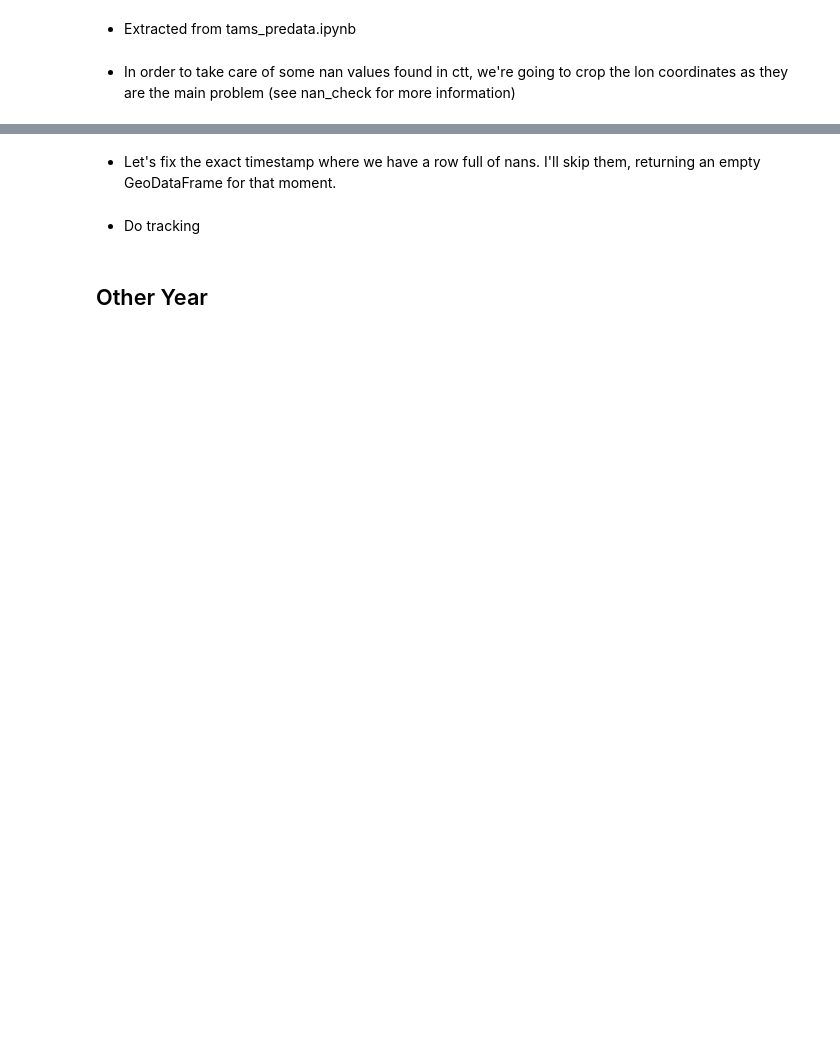
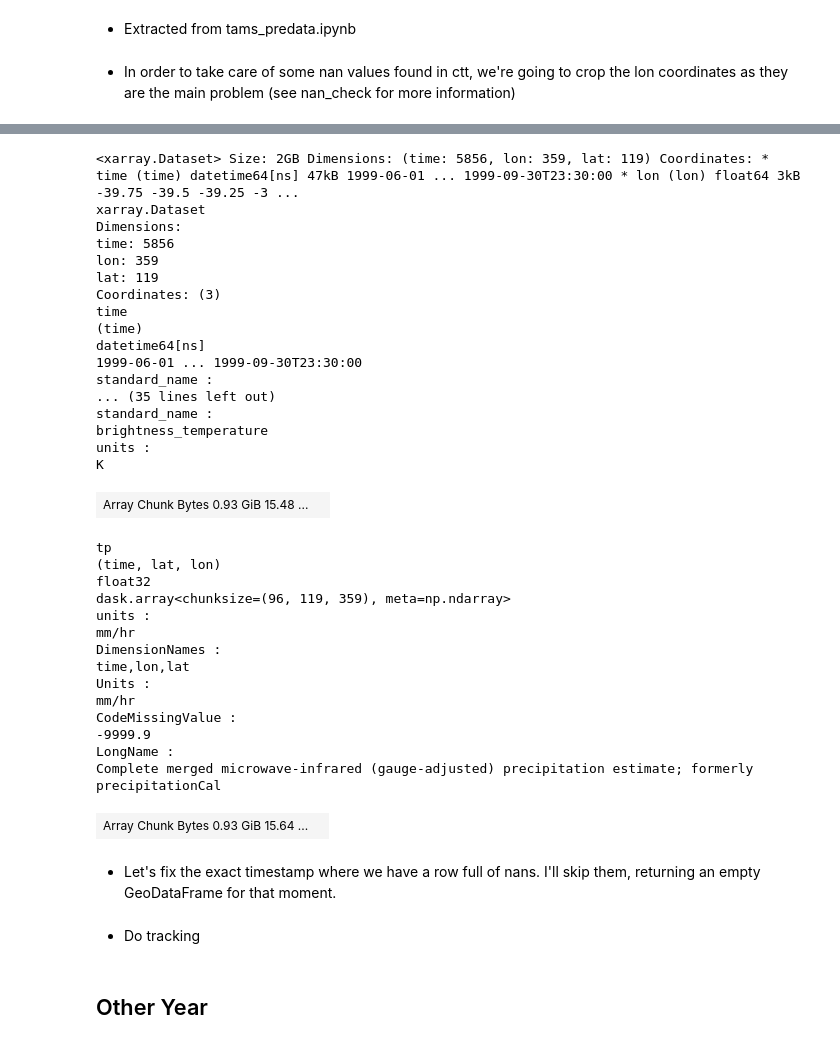
Before and after one commit to alahviera-collab/TAMS_detecting, a Jupyter notebook: tams_data.ipynb, the cells around one changed output, grey strips where cells are left out. Drawn from its saved outputs; the diff is of its cells as text; code cells hidden in the pictures; blank space fills up the shorter version.

```diff
--- a/tams_data.ipynb
+++ b/tams_data.ipynb
@@ -52,3 +41,41 @@ tp  = pr_data["pr"]
+# %%
+tp, tbI = af2.open_pr_tp("./TFM/observations", "precipitation_IMERG_1999_WA_0.25x0.25.nc", "tb_merg_1999_WA_0.25x0.25.nc")
+ds = xr.Dataset({'tb': tbI, 'tp': tp})
+ds
+# %% [output]
+<xarray.Dataset> Size: 2GB Dimensions: (time: 5856, lon: 359, lat: 119) Coordinates: * time (time) datetime64[ns] 47kB 1999-06-01 ... 1999-09-30T23:30:00 * lon (lon) float64 3kB -39.75 -39.5 -39.25 -3 ...
+xarray.Dataset
+Dimensions:
+time: 5856
+lon: 359
+lat: 119
+Coordinates: (3)
+time
+(time)
+datetime64[ns]
+1999-06-01 ... 1999-09-30T23:30:00
+standard_name :
+... (35 lines left out)
+standard_name :
+brightness_temperature
+units :
+K
+| Array Chunk Bytes 0.93 GiB 15.48 ... |  |
+tp
+(time, lat, lon)
+float32
+dask.array<chunksize=(96, 119, 359), meta=np.ndarray>
+units :
+mm/hr
+DimensionNames :
+time,lon,lat
+Units :
+mm/hr
+CodeMissingValue :
+-9999.9
+LongName :
+Complete merged microwave-infrared (gauge-adjusted) precipitation estimate; formerly precipitationCal
+| Array Chunk Bytes 0.93 GiB 15.64 ... |  |
 # %% [markdown]
 - Let's fix the exact timestamp where we have a row full of nans. I'll skip them, returning an empty GeoDataFrame for that moment.
 # %%
```
Also changed, not shown: parts of 22 cells of this notebook, 10 other files.
